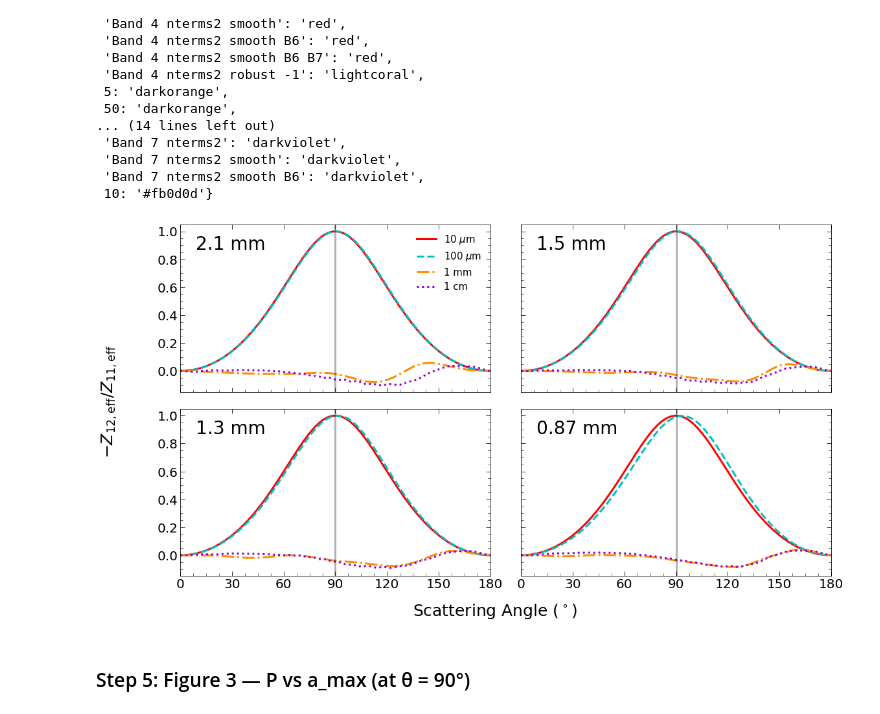
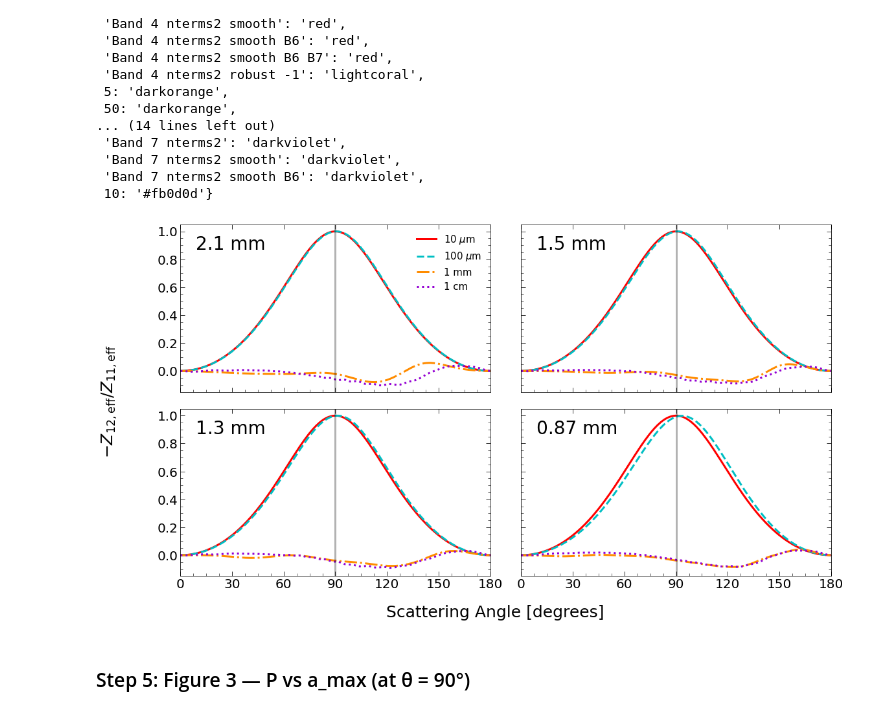
Before and after one commit to audreyburggraf/MastersThesis, a Jupyter notebook: PLOTTING C29 989/DUST MODEL NOTEBOOKS/recreate_kataoka_with_DSHARP_my_bands_optimized.ipynb, the cells around one changed output. Cells and saved outputs as stored; diff of their text form; code cells hidden in the pictures.

```diff
--- a/PLOTTING C29 989/DUST MODEL NOTEBOOKS/recreate_kataoka_with_DSHARP_my_bands_optimized.ipynb
+++ b/PLOTTING C29 989/DUST MODEL NOTEBOOKS/recreate_kataoka_with_DSHARP_my_bands_optimized.ipynb
@@ -170,9 +179,9 @@ oc
 # %%
-k_abs_fig1 = res_fig1['k_abs']
-k_sca_fig1 = res_fig1['k_sca']
-S1_fig1    = res_fig1['S1']
-S2_fig1    = res_fig1['S2']
-theta_fig1 = res_fig1['theta']
+k_abs_fig1 = res_fig1_compact['k_abs']
+k_sca_fig1 = res_fig1_compact['k_sca']
+S1_fig1    = res_fig1_compact['S1']
+S2_fig1    = res_fig1_compact['S2']
+theta_fig1 = res_fig1_compact['theta']
 # %%
 # Create a figure with the WCS projection
 fig, ax = plt.subplots(figsize=(8, 6))
@@ -229,3 +239,14 @@ plt.savefig(writeup_image_folder_path + '/DustModels/'+ "Kataoka2015Fig1.pdf",
             bbox_inches='tight')
 # %% [output]
 [figure]
+# %%
+results_fig1 = [res_fig1_compact, res_fig1_porous]
+
+k_abs_fig1_both = [res['k_abs'] for res in results_fig1]
+k_sca_fig1_both = [res['k_sca'] for res in results_fig1]
+k_sca_eff_fig1_both = [(1 - res['g']) * res['k_sca'] for res in results_fig1]
+
+
+# S1_fig1    = [res['S1'] for res in results_fig1]
+# S2_fig1    = [res['S2'] for res in results_fig1]
+# theta_fig1 = [res['theta'] for res in results_fig1]
@@ -248,4 +438,4 @@ a_max ranges from:
 1.0 to 10000.0 microns or
 0.0001 to 1.0 cm
 # %%
-mass_grams_fig = calculate_grain_mass(a_max_dist_cm, rho_g_cm3, "cm")
+mass_grams_fig = calculate_grain_mass(a_max_dist_cm, rho_g_cm3_compact, "cm")
@@ -286,7 +472,7 @@ for i in range(2):
 # %% [markdown]
 ### Run opacities once for both Fig 2 and Fig 3
 # %%
-res_scatter = do.get_opacities(a_max_dist_cm, lambda_bands_cm, rho_g_cm3, oc, n_angle=100)
+res_scatter = do.get_opacities(a_max_dist_cm, lambda_bands_cm, rho_g_cm3_compact, oc_compact, n_angle=100)
 
 zscat = do.calculate_mueller_matrix(lambda_bands_cm, mass_grams_fig,
                                     res_scatter['S1'], res_scatter['S2'],
@@ -451,35 +637,35 @@ for j, ax in enumerate(flat_axes):
 
     ax.set_ylim(-0.15, 1.05)
 
 fig.subplots_adjust(
     wspace=0.1,  # horizontal space
     hspace=0.1   # vertical space
 )
 
 
 fig.supxlabel(
-r"Scattering Angle ($^\circ$)",
+r"Scattering Angle [degrees]",
 fontsize = 25,
 y=0.03
 )
 
 fig.supylabel(
 r"$-Z_{12,\mathrm{eff } } /Z_{11,\mathrm{eff}}$",
 fontsize = 25,
 x=0.03
 )
 
 plt.savefig(writeup_image_folder_path + '/DustModels/'+ "Kataoka2015Fig2_grid.pdf",
             dpi=300,
             bbox_inches='tight')
 
 
 
 plt.savefig(slideshow_image_folder_path + '/DustModels/'+ "Kataoka2015Fig2.jpeg",
             dpi=500,
             bbox_inches='tight')
 # %% [output]
-[figure, old version]
+[figure, new version]
 # %% [markdown]
 ### Step 5: Figure 3 — P vs a_max (at θ = 90°)
 # %%
```
Also changed, not shown: parts of 16 cells of this notebook, 52 other files.
